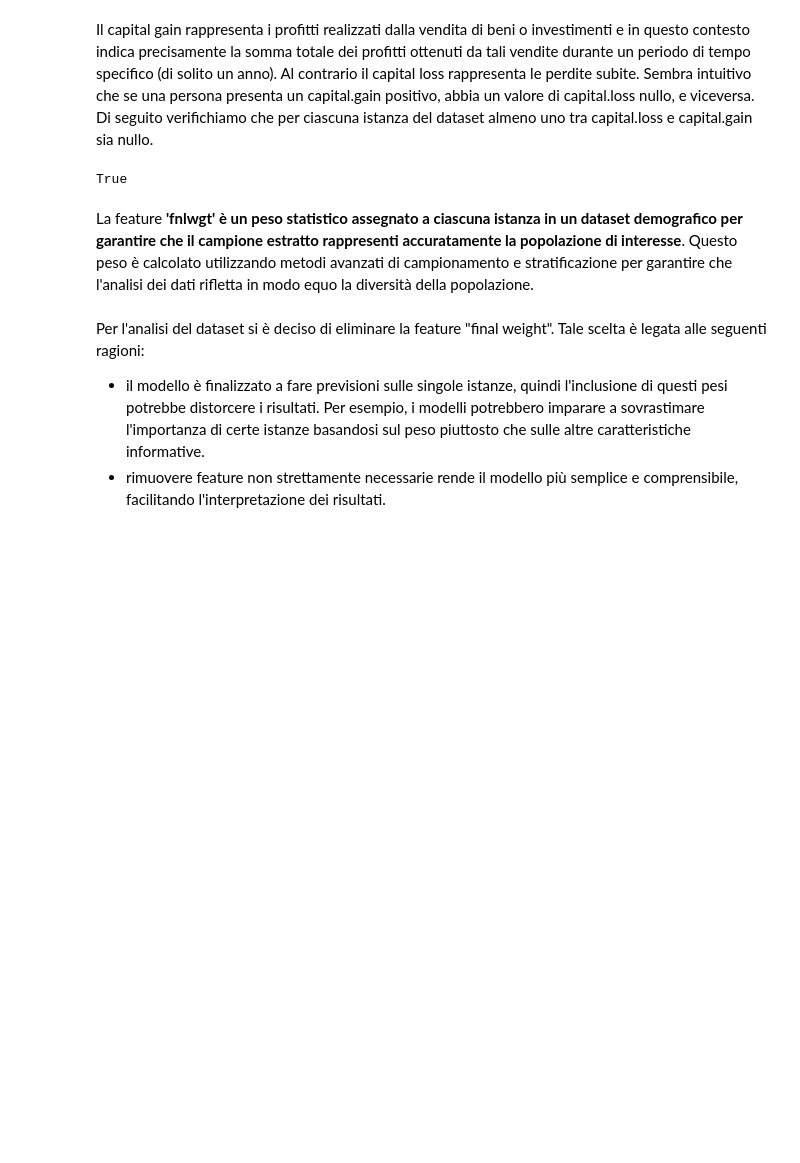
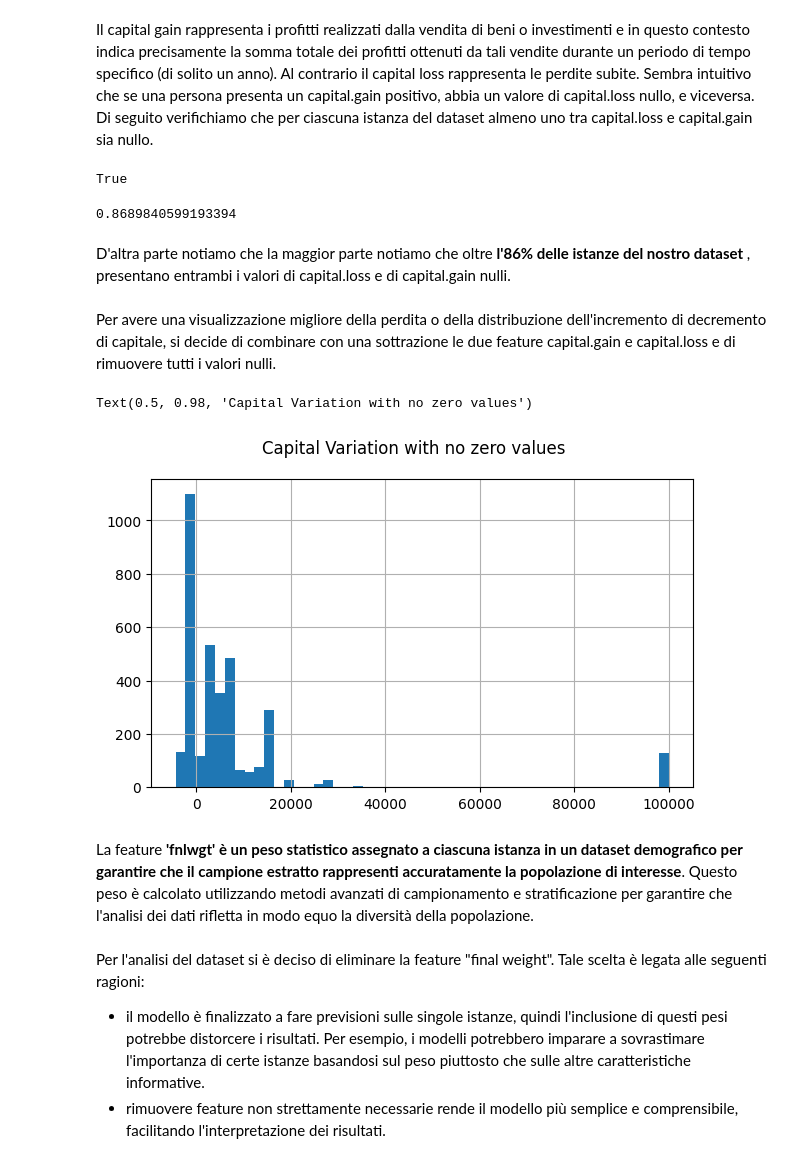
Before and after one commit to ale29ruf/Progetto_Data_Mining, a Jupyter notebook: ProgettoACI.ipynb, the cells around one changed output. Cells and saved outputs as stored; diff of their text form; code cells hidden in the pictures; blank space fills up the shorter version.

```diff
--- a/ProgettoACI.ipynb
+++ b/ProgettoACI.ipynb
@@ -179,6 +177,23 @@ verifica_capital = (train_set['capital.gain'] == 0) | (train_set['capital.loss']
 print(verifica_capital.all())
 # %% [output]
 True
+# %%
+train_set_solo_zeri= train_set[(train_set['capital.gain'] == 0) & (train_set['capital.loss'] == 0)]
+train_set_solo_zeri.shape[0]/train_set.shape[0]
+# %% [output]
+0.8689840599193394
+# %% [markdown]
+D'altra parte notiamo che la maggior parte notiamo che oltre **l'86% delle istanze del nostro dataset** , presentano entrambi i valori di capital.loss e di capital.gain nulli.
+# %% [markdown]
+Per avere una visualizzazione migliore della perdita o della distribuzione dell'incremento di decremento di capitale, si decide di combinare con una sottrazione le due feature capital.gain e capital.loss e di rimuovere tutti i valori nulli.
+# %%
+capital_variation = (train_set ['capital.gain']-train_set['capital.loss'])
+capital_variation_filtered= capital_variation [capital_variation!=0]
+capital_variation_filtered.hist( bins=50, figsize=(7,4))
+plt.suptitle('Capital Variation with no zero values')
+# %% [output]
+Text(0.5, 0.98, 'Capital Variation with no zero values')
+[figure, added]
 # %% [markdown]
 La feature **'fnlwgt' è un peso statistico** **assegnato a ciascuna istanza in un dataset demografico per garantire che il campione estratto rappresenti accuratamente la popolazione di interesse**. Questo peso è calcolato utilizzando metodi avanzati di campionamento e stratificazione per garantire che l'analisi dei dati rifletta in modo equo la diversità della popolazione.
 # %% [markdown]
```
Also changed, not shown: parts of 4 cells of this notebook.
